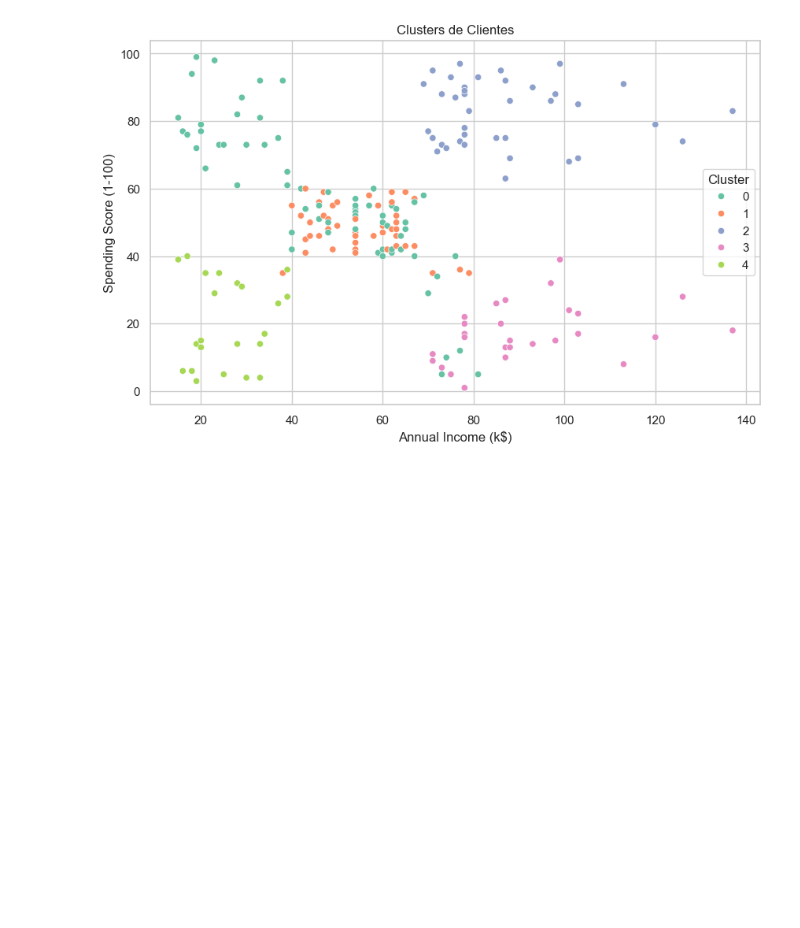
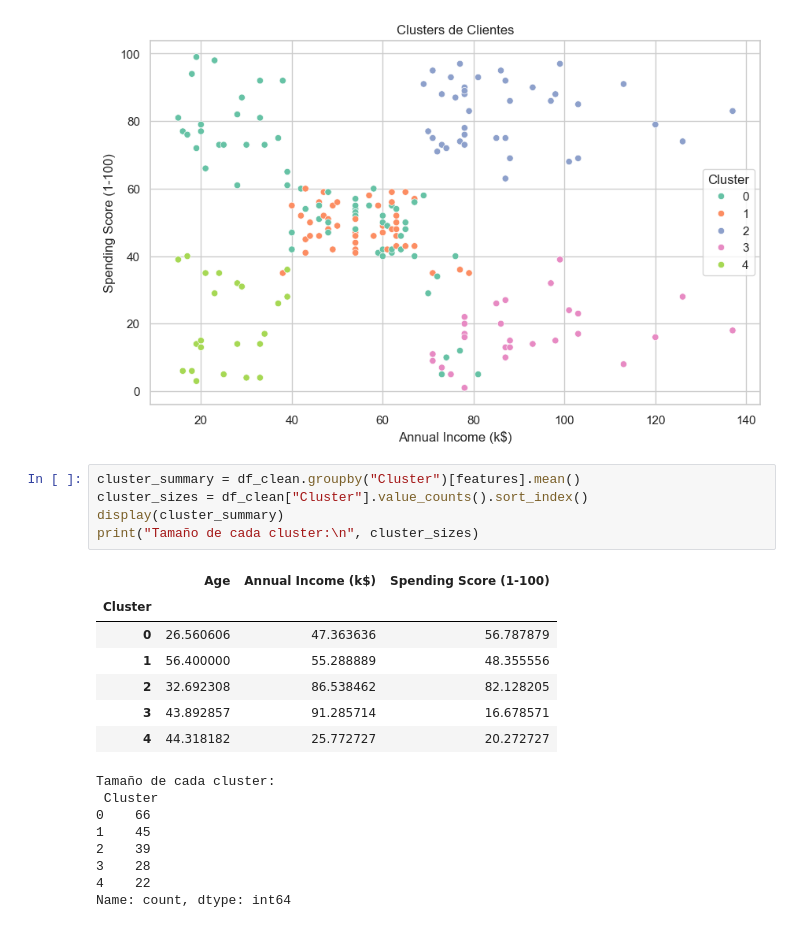
Before and after one commit to brayanpp/mall, a Jupyter notebook: Hierarchical.ipynb, the cells around one changed output. Drawn from its saved outputs; the diff is of its cells as text; blank space fills up the shorter version.

```diff
--- a/Hierarchical.ipynb
+++ b/Hierarchical.ipynb
@@ -96,3 +97,24 @@ plt.title("Clusters de Clientes")
 plt.show()
 # %% [output]
 [figure]
+# %%
+cluster_summary = df_clean.groupby("Cluster")[features].mean()
+cluster_sizes = df_clean["Cluster"].value_counts().sort_index()
+display(cluster_summary)
+print("Tamaño de cada cluster:\n", cluster_sizes)
+# %% [output]
+|  | Age | Annual Income (k$) | Spending Score (1-100) |
+| Cluster |  |  |  |
+| 0 | 26.560606 | 47.363636 | 56.787879 |
+| 1 | 56.400000 | 55.288889 | 48.355556 |
+| 2 | 32.692308 | 86.538462 | 82.128205 |
+| 3 | 43.892857 | 91.285714 | 16.678571 |
+| 4 | 44.318182 | 25.772727 | 20.272727 |
+Tamaño de cada cluster:
+ Cluster
+0    66
+1    45
+2    39
+3    28
+4    22
+Name: count, dtype: int64
```
Also changed, not shown: parts of 2 cells of this notebook.
